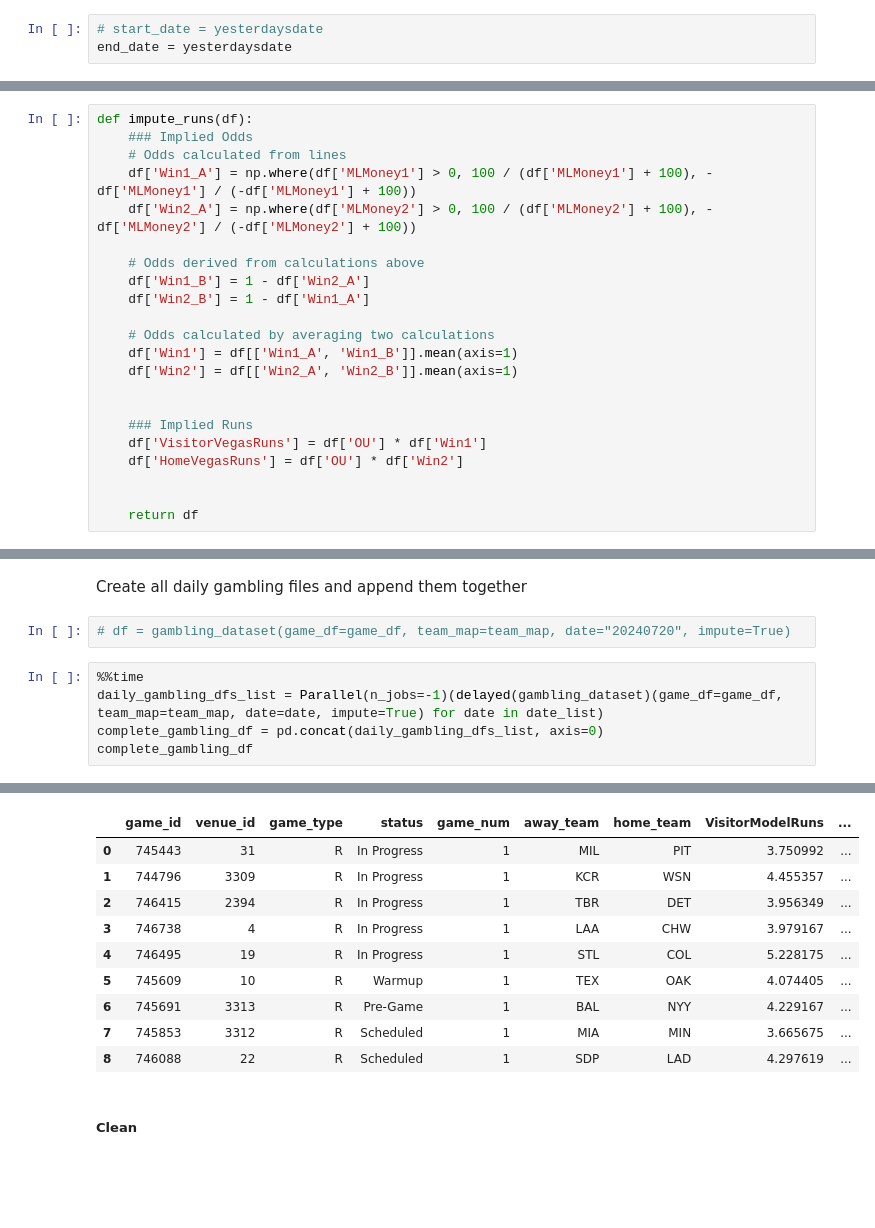
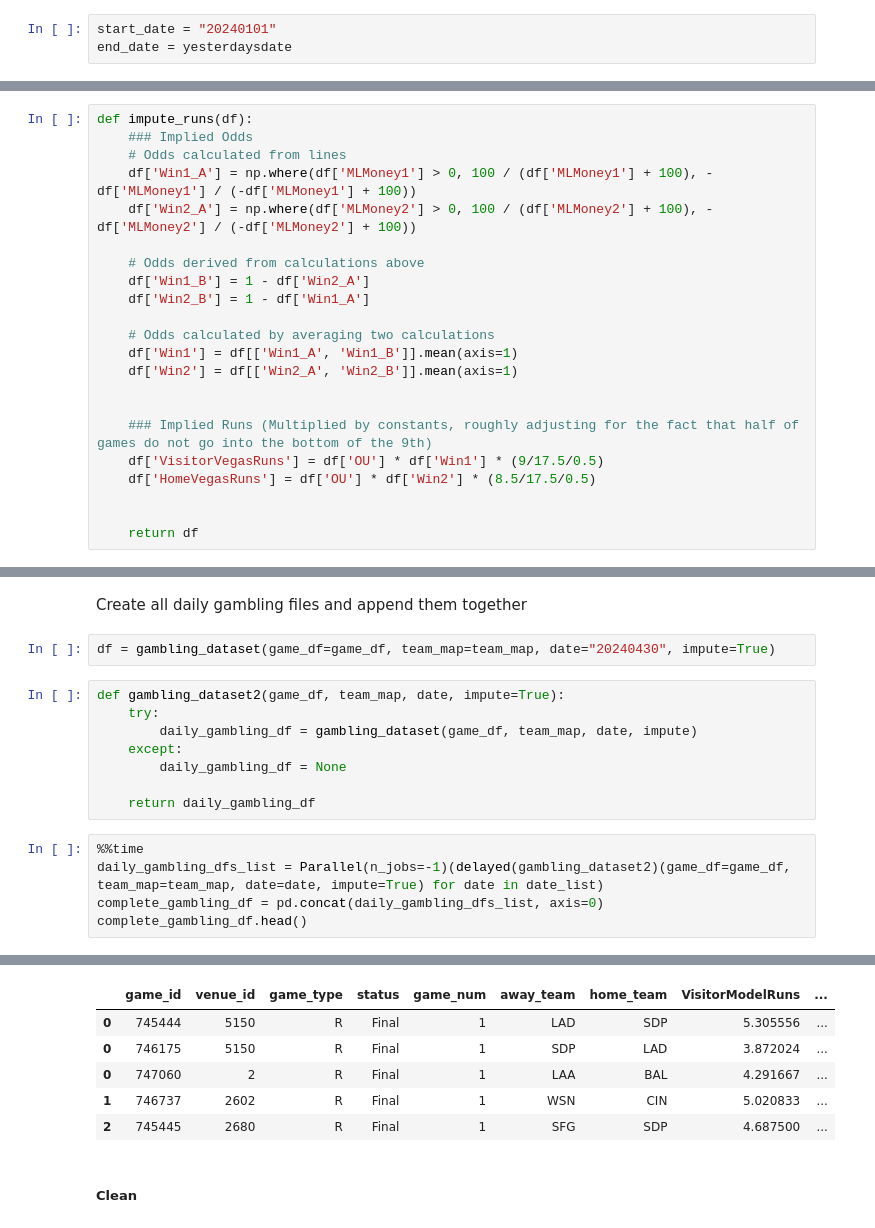
Before and after one commit to jamesgiles1993/Code, a Jupyter notebook: C01. Gambling.ipynb, the cells around one changed output, grey strips where cells are left out. Drawn from its saved outputs; the diff is of its cells as text; blank space fills up the shorter version.

```diff
--- a/C01. Gambling.ipynb
+++ b/C01. Gambling.ipynb
@@ -25,3 +25,3 @@ start_date = "20240320"
 # %%
-# start_date = yesterdaysdate
+start_date = "20240101"
 end_date = yesterdaysdate
@@ -282,9 +280,9 @@ def impute_runs(df):
     df['Win2'] = df[['Win2_A', 'Win2_B']].mean(axis=1)
 
 
-    ### Implied Runs
-    df['VisitorVegasRuns'] = df['OU'] * df['Win1']
-    df['HomeVegasRuns'] = df['OU'] * df['Win2']
+    ### Implied Runs (Multiplied by constants, roughly adjusting for the fact that half of games do not go into the bottom of the 9th)
+    df['VisitorVegasRuns'] = df['OU'] * df['Win1'] * (9/17.5/0.5)
+    df['HomeVegasRuns'] = df['OU'] * df['Win2'] * (8.5/17.5/0.5)
 
 
     return df
@@ -425,10 +423,18 @@ date_list = list(game_df['date'].unique())
 # %% [markdown]
 Create all daily gambling files and append them together
 # %%
-# df = gambling_dataset(game_df=game_df, team_map=team_map, date="20240720", impute=True)
+df = gambling_dataset(game_df=game_df, team_map=team_map, date="20240430", impute=True)
+# %%
+def gambling_dataset2(game_df, team_map, date, impute=True):
+    try:
+        daily_gambling_df = gambling_dataset(game_df, team_map, date, impute)
+    except:
+        daily_gambling_df = None
+
+    return daily_gambling_df
 # %%
 %%time
-daily_gambling_dfs_list = Parallel(n_jobs=-1)(delayed(gambling_dataset)(game_df=game_df, team_map=team_map, date=date, impute=True) for date in date_list)
+daily_gambling_dfs_list = Parallel(n_jobs=-1)(delayed(gambling_dataset2)(game_df=game_df, team_map=team_map, date=date, impute=True) for date in date_list)
 complete_gambling_df = pd.concat(daily_gambling_dfs_list, axis=0)
-complete_gambling_df
+complete_gambling_df.head()
 # %% [output]
@@ -437,13 +443,9 @@ Wall time: 1.04 s
 |  | game_id | venue_id | game_type | status | game_num | away_team | home_team | VisitorModelRuns | ... |
-| 0 | 745443 | 31 | R | In Progress | 1 | MIL | PIT | 3.750992 | ... |
-| 1 | 744796 | 3309 | R | In Progress | 1 | KCR | WSN | 4.455357 | ... |
-| 2 | 746415 | 2394 | R | In Progress | 1 | TBR | DET | 3.956349 | ... |
-| 3 | 746738 | 4 | R | In Progress | 1 | LAA | CHW | 3.979167 | ... |
-| 4 | 746495 | 19 | R | In Progress | 1 | STL | COL | 5.228175 | ... |
-| 5 | 745609 | 10 | R | Warmup | 1 | TEX | OAK | 4.074405 | ... |
-| 6 | 745691 | 3313 | R | Pre-Game | 1 | BAL | NYY | 4.229167 | ... |
-| 7 | 745853 | 3312 | R | Scheduled | 1 | MIA | MIN | 3.665675 | ... |
-| 8 | 746088 | 22 | R | Scheduled | 1 | SDP | LAD | 4.297619 | ... |
+| 0 | 745444 | 5150 | R | Final | 1 | LAD | SDP | 5.305556 | ... |
+| 0 | 746175 | 5150 | R | Final | 1 | SDP | LAD | 3.872024 | ... |
+| 0 | 747060 | 2 | R | Final | 1 | LAA | BAL | 4.291667 | ... |
+| 1 | 746737 | 2602 | R | Final | 1 | WSN | CIN | 5.020833 | ... |
+| 2 | 745445 | 2680 | R | Final | 1 | SFG | SDP | 4.687500 | ... |
 # %% [markdown]
 ##### Clean
 # %%
```
Also changed, not shown: parts of 27 cells of this notebook, 24 other files.
